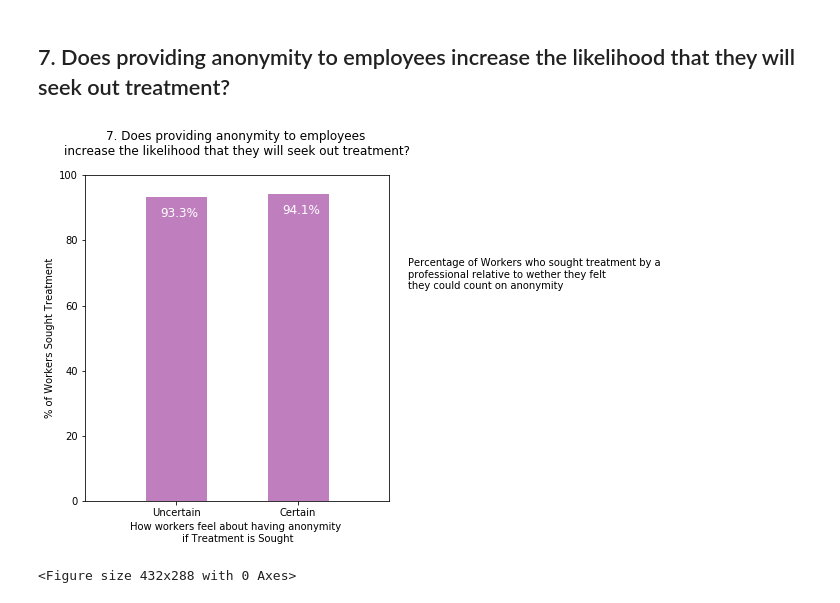
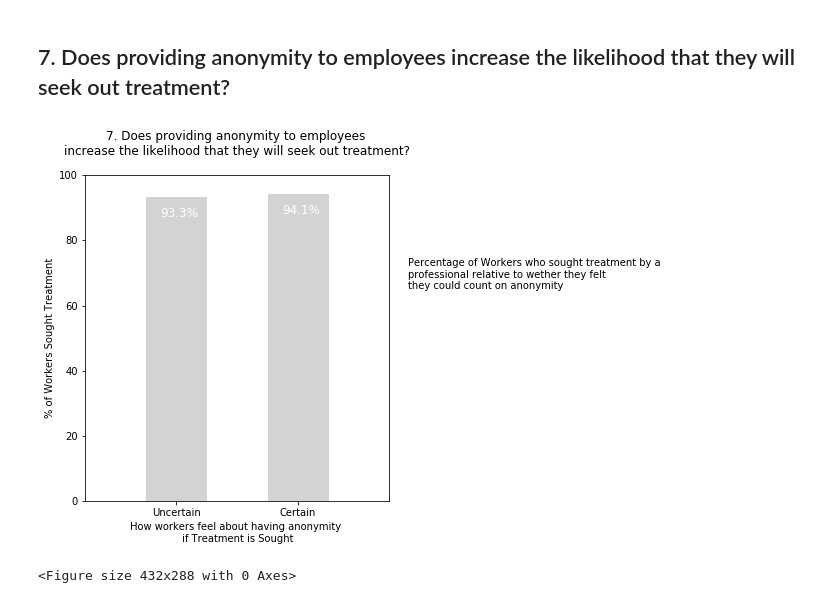
Before and after one commit to gnavneetg/BootCampG5, a Jupyter notebook: MauriciosNotebook/genders_anonymity.ipynb, the cells around one changed output. Cells and saved outputs as stored; diff of their text form; code cells hidden in the pictures.

Commit message:
added more images diff colors

```diff
--- a/MauriciosNotebook/genders_anonymity.ipynb
+++ b/MauriciosNotebook/genders_anonymity.ipynb
@@ -364,37 +364,37 @@ ax = fig.add_subplot(1, 2, 1)
 ax.bar(
     x_axis,
     anonymity_percentages,
-    color='purple',
+    color='darkgray',
     alpha=0.5,
     align="center",
     width = 0.5 # the width of the bars
 )
 plt.text(1.9,65, "Percentage of Workers who sought treatment by a \nprofessional relative to wether they felt \nthey could count on anonymity")
 
 tick_locations = [value for value in x_axis]
 plt.xticks(tick_locations, anonymity_perception)
 
 ax.set_xlim(-0.75, len(x_axis)-0.25)
 
 ax.set_ylim(0, 100)
 ax.set_title(pad=20.0,
 #     "Percentage of workers that sought treatment if they felt\nUncertain or Certain about Having Anonymity\n"
     label="7. Does providing anonymity to employees \nincrease the likelihood that they will seek out treatment?"
 )
 ax.set_xlabel("How workers feel about having anonymity \nif Treatment is Sought")
 ax.set_ylabel("% of Workers Sought Treatment")
 
 # # set individual bar lables
 for i in ax.patches:
     # get_x pulls left or right; get_height pushes up or down
     ax.text(i.get_x()+.12, i.get_height()-6, \
             str(round((i.get_height()), 2))+'%', fontsize=12,
                 color='white')
 
-fig.savefig('Figures/anonymity_purple.png')
-plt.savefig('Figures/anonymity_purple.svg', format='svg', dpi=1500,bbox_inches = 'tight')
+fig.savefig('Figures/anonymity_darkgray.png')
+plt.savefig('Figures/anonymity_darkgray.svg', format='svg', dpi=1500,bbox_inches = 'tight')
 # %% [output]
-[figure, old version]
+[figure, new version]
 # %%
 fig.savefig('Figures/anonymity_black.png')
 plt.savefig('Figures/anonymity_black.svg', format='svg', dpi=1500,bbox_inches = 'tight')
```
Also changed, not shown: 3 other files.
